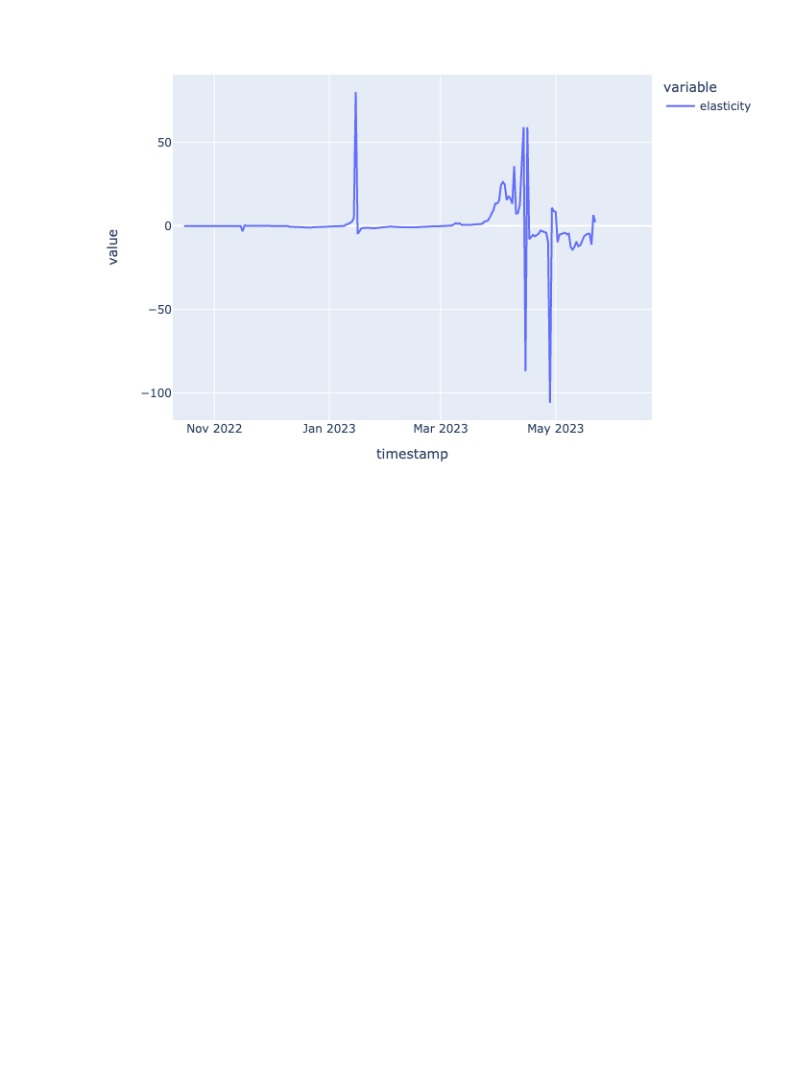
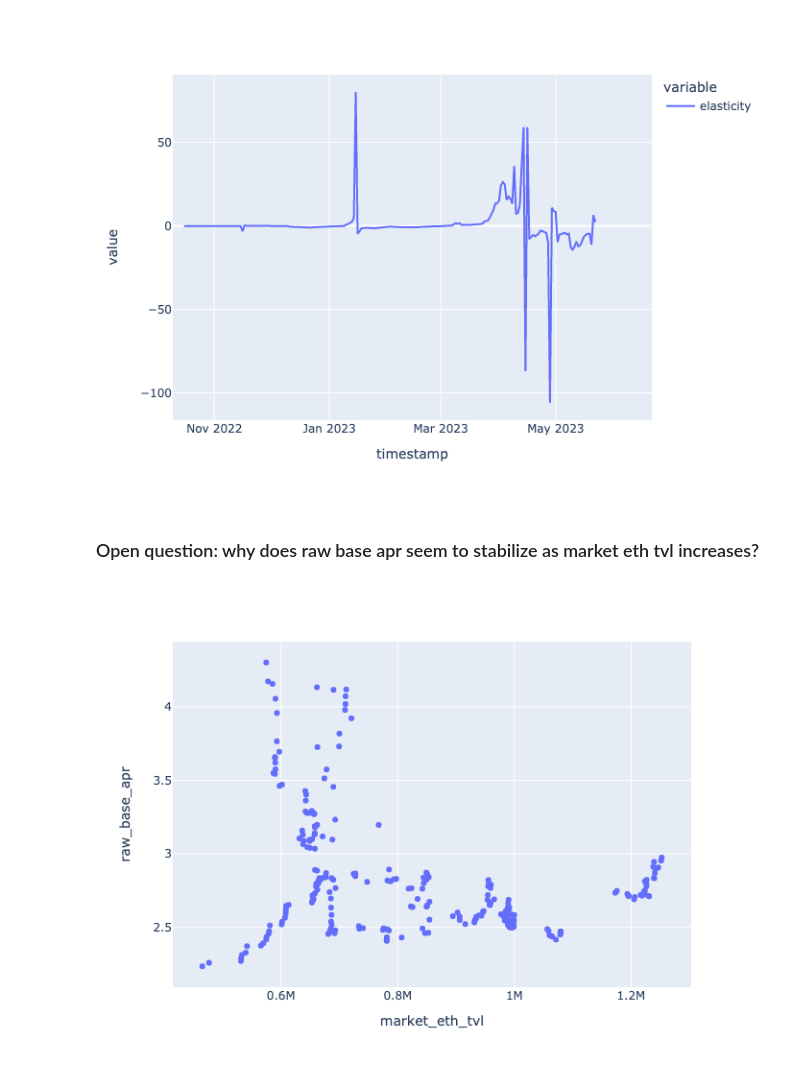
Before and after one commit to Tokemak/InternProject, a Jupyter notebook: internproject/intern_graphs.ipynb, the cells around one changed output. Cells and saved outputs as stored; diff of their text form; code cells hidden in the pictures; blank space fills up the shorter version.

```diff
--- a/internproject/intern_graphs.ipynb
+++ b/internproject/intern_graphs.ipynb
@@ -668,3 +668,9 @@ px.line(wstETH_sfrxETH_rETH_apr_df['elasticity'])
 px.line(wstETH_wETH_apr_df['elasticity'])
 # %% [output]
 [figure]
+# %% [markdown]
+### Open question: why does raw base apr seem to stabilize as market eth tvl increases?
+# %%
+px.scatter(stETH_ETH_apr_df, x='market_eth_tvl', y='raw_base_apr')
+# %% [output]
+[figure, added]
```
Also changed, not shown: 1 other file.
